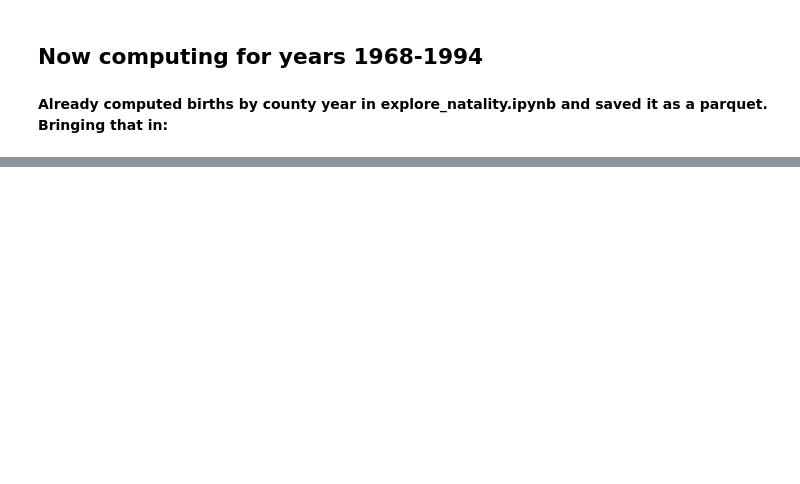
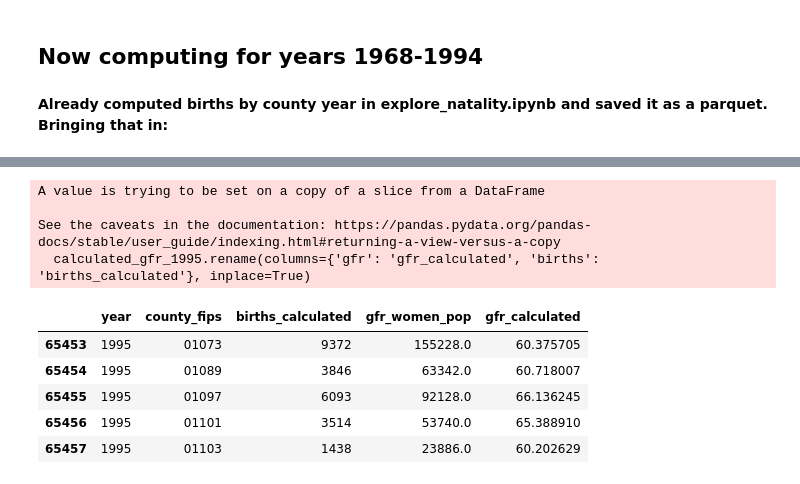
Before and after one commit to elizagoler/RecessionFertility, a Jupyter notebook: source/derived/county_gfrs/calculate_gfrs.ipynb, the cells around one changed output, grey strips where cells are left out. Cells and saved outputs as stored; diff of their text form; code cells hidden in the pictures; blank space fills up the shorter version.

```diff
--- a/source/derived/county_gfrs/calculate_gfrs.ipynb
+++ b/source/derived/county_gfrs/calculate_gfrs.ipynb
@@ -668,0 +465,14 @@ print(top_gfr_rows)
+# %%
+calculated_gfr_1995.rename(columns={'gfr': 'gfr_calculated', 'births': 'births_calculated'}, inplace=True)
+calculated_gfr_1995.head()
+# %% [output]
+A value is trying to be set on a copy of a slice from a DataFrame
+
+See the caveats in the documentation: https://pandas.pydata.org/pandas-docs/stable/user_guide/indexing.html#returning-a-view-versus-a-copy
+  calculated_gfr_1995.rename(columns={'gfr': 'gfr_calculated', 'births': 'births_calculated'}, inplace=True)
+|  | year | county_fips | births_calculated | gfr_women_pop | gfr_calculated |
+| 65453 | 1995 | 01073 | 9372 | 155228.0 | 60.375705 |
+| 65454 | 1995 | 01089 | 3846 | 63342.0 | 60.718007 |
+| 65455 | 1995 | 01097 | 6093 | 92128.0 | 66.136245 |
+| 65456 | 1995 | 01101 | 3514 | 53740.0 | 65.388910 |
+| 65457 | 1995 | 01103 | 1438 | 23886.0 | 60.202629 |
```
Also changed, not shown: parts of 68 cells of this notebook.
